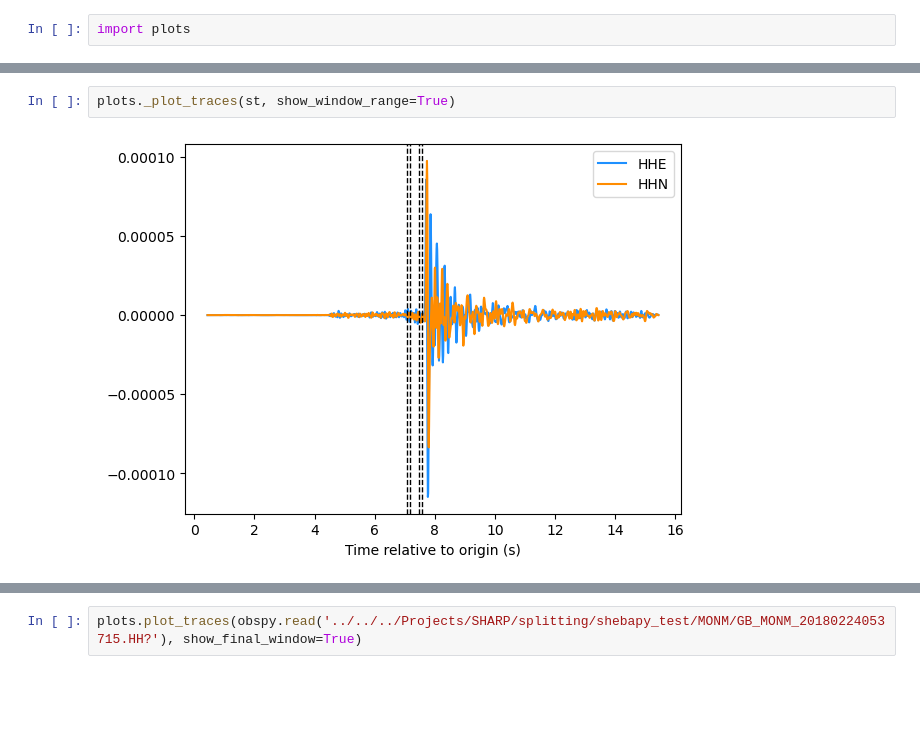
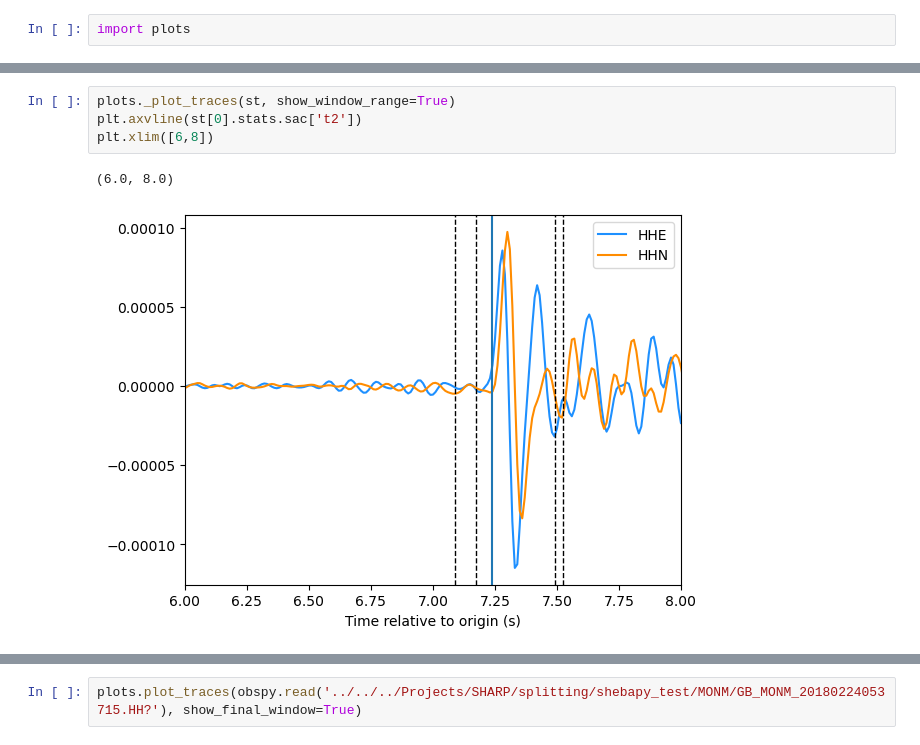
Before and after one commit to Jasplet/shebaPy, a Jupyter notebook: dev/dev_plotting.ipynb, the cells around one changed output, grey strips where cells are left out. Saved outputs shown, nothing was run; the diff lists cells and outputs as text; blank space fills up the shorter version.

```diff
--- a/dev/dev_plotting.ipynb
+++ b/dev/dev_plotting.ipynb
@@ -40,4 +57,7 @@ root group (NETCDF3_CLASSIC data model, file format NETCDF3):
 # %%
 plots._plot_traces(st, show_window_range=True)
+plt.axvline(st[0].stats.sac['t2'])
+plt.xlim([6,8])
 # %% [output]
+(6.0, 8.0)
-[figure, old version]
+[figure, new version]
```
Also changed, not shown: parts of 17 cells of this notebook.
